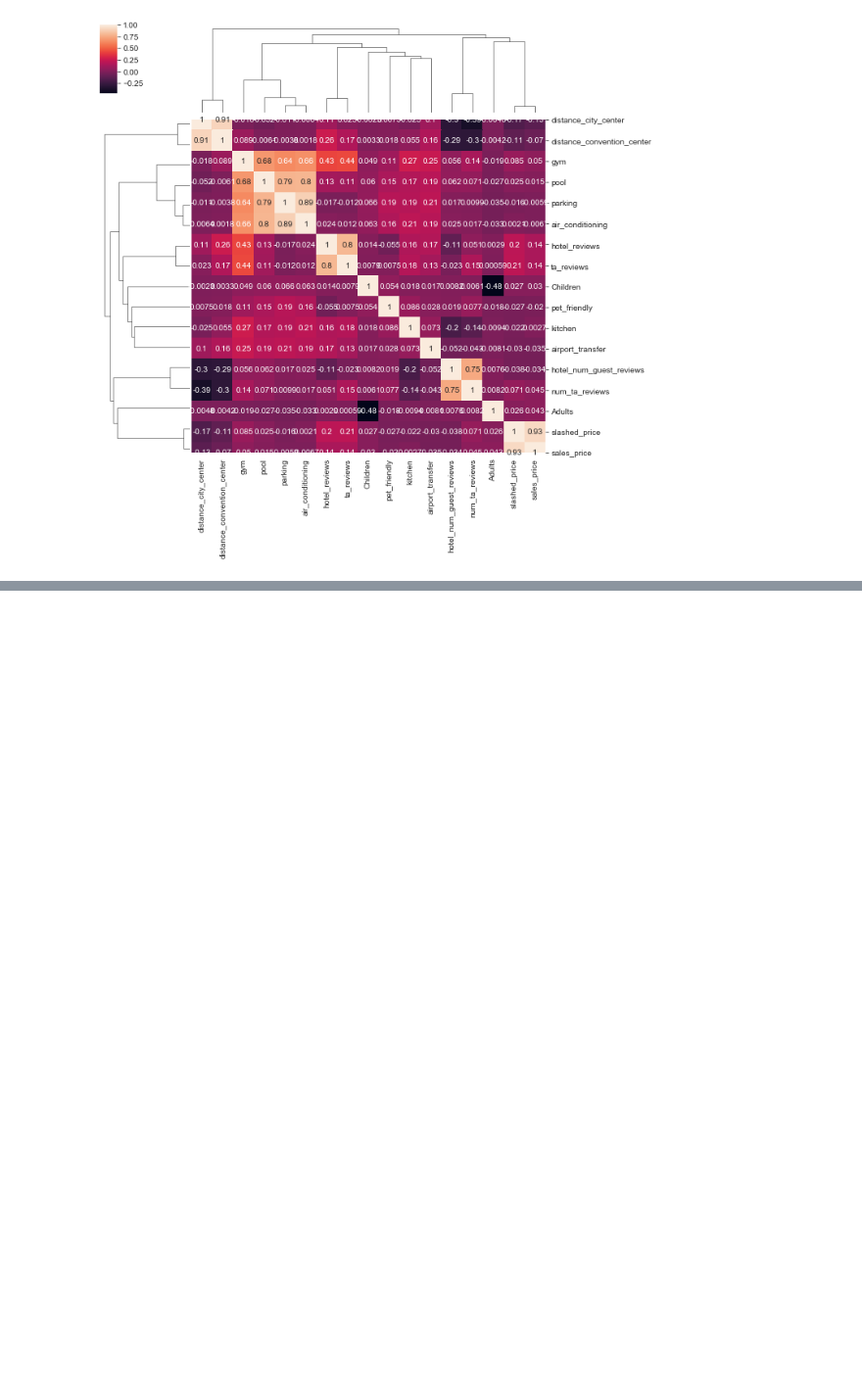
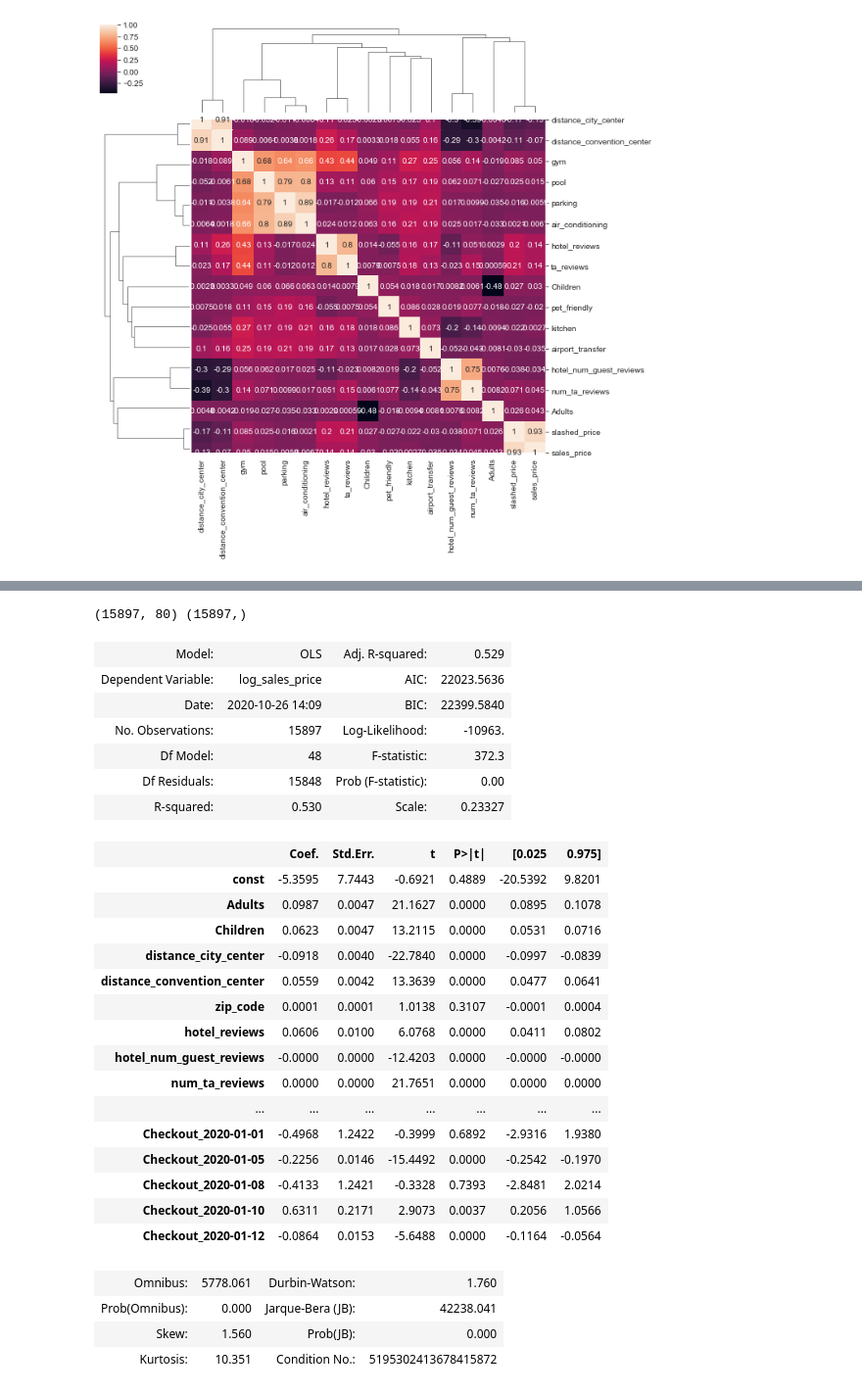
Before and after one commit to StefanoJP/portfolio_data_scientist, a Jupyter notebook: Hote Price Prediction Model/CP_Hotel_Price_Prediciton.ipynb, the cells around one changed output, grey strips where cells are left out. Shown at 98% size. Cells and saved outputs as stored; diff of their text form; code cells hidden in the pictures; blank space fills up the shorter version.

```diff
--- a/Hote Price Prediction Model/CP_Hotel_Price_Prediciton.ipynb
+++ b/Hote Price Prediction Model/CP_Hotel_Price_Prediciton.ipynb
@@ -709,0 +992,12 @@ test_df.describe()
+# %%
+selected_attritbutes = ['Checkin', 'Checkout', 'Adults', 'Children', 'distance_city_center',
+       'distance_convention_center', 'zip_code',
+       'hotel_reviews', 'hotel_num_guest_reviews', 'num_ta_reviews',
+       'ta_reviews', 'parking', 'pool', 'gym',
+       'air_conditioning', 'pet_friendly', 'kitchen', 'airport_transfer',
+       'log_hotel_num_guest_reviews', 'log_num_ta_reviews',
+        'log_sales_price', 'hotel_rating_FE',
+        'Checkin_Day_FE', 'Checkout_Day_FE', 'When_in_Week_FE']
+
+sub_transformed_df = transformed_df[selected_attritbutes]
+sub_transformed_df.info()
@@ -709,0 +1044,3 @@ test_df.describe()
+# %%
+dummy_df = pd.get_dummies(sub_transformed_df, drop_first = True)
+dummy_df.describe()
@@ -709,0 +1058,38 @@ test_df.describe()
+# %%
+X = dummy_df.drop('log_sales_price', axis = 1)
+y = dummy_df.loc[:, 'log_sales_price']
+print(X.shape, y.shape)
+
+import statsmodels.api as sm
+statsmodel = sm.OLS(y, sm.add_constant(X))
+fit_model = statsmodel.fit()
+fit_model.summary2()
+# %% [output]
+(15897, 80) (15897,)
+| Model: | OLS | Adj. R-squared: | 0.529 |
+| Dependent Variable: | log_sales_price | AIC: | 22023.5636 |
+| Date: | 2020-10-26 14:09 | BIC: | 22399.5840 |
+| No. Observations: | 15897 | Log-Likelihood: | -10963. |
+| Df Model: | 48 | F-statistic: | 372.3 |
+| Df Residuals: | 15848 | Prob (F-statistic): | 0.00 |
+| R-squared: | 0.530 | Scale: | 0.23327 |
+|  | Coef. | Std.Err. | t | P>|t| | [0.025 | 0.975] |
+| const | -5.3595 | 7.7443 | -0.6921 | 0.4889 | -20.5392 | 9.8201 |
+| Adults | 0.0987 | 0.0047 | 21.1627 | 0.0000 | 0.0895 | 0.1078 |
+| Children | 0.0623 | 0.0047 | 13.2115 | 0.0000 | 0.0531 | 0.0716 |
+| distance_city_center | -0.0918 | 0.0040 | -22.7840 | 0.0000 | -0.0997 | -0.0839 |
+| distance_convention_center | 0.0559 | 0.0042 | 13.3639 | 0.0000 | 0.0477 | 0.0641 |
+| zip_code | 0.0001 | 0.0001 | 1.0138 | 0.3107 | -0.0001 | 0.0004 |
+| hotel_reviews | 0.0606 | 0.0100 | 6.0768 | 0.0000 | 0.0411 | 0.0802 |
+| hotel_num_guest_reviews | -0.0000 | 0.0000 | -12.4203 | 0.0000 | -0.0000 | -0.0000 |
+| num_ta_reviews | 0.0000 | 0.0000 | 21.7651 | 0.0000 | 0.0000 | 0.0000 |
+| ... | ... | ... | ... | ... | ... | ... |
+| Checkout_2020-01-01 | -0.4968 | 1.2422 | -0.3999 | 0.6892 | -2.9316 | 1.9380 |
+| Checkout_2020-01-05 | -0.2256 | 0.0146 | -15.4492 | 0.0000 | -0.2542 | -0.1970 |
+| Checkout_2020-01-08 | -0.4133 | 1.2421 | -0.3328 | 0.7393 | -2.8481 | 2.0214 |
+| Checkout_2020-01-10 | 0.6311 | 0.2171 | 2.9073 | 0.0037 | 0.2056 | 1.0566 |
+| Checkout_2020-01-12 | -0.0864 | 0.0153 | -5.6488 | 0.0000 | -0.1164 | -0.0564 |
+| Omnibus: | 5778.061 | Durbin-Watson: | 1.760 |
+| Prob(Omnibus): | 0.000 | Jarque-Bera (JB): | 42238.041 |
+| Skew: | 1.560 | Prob(JB): | 0.000 |
+| Kurtosis: | 10.351 | Condition No.: | 5195302413678415872 |
```
Also changed, not shown: parts of 66 cells of this notebook, 2 other files.
